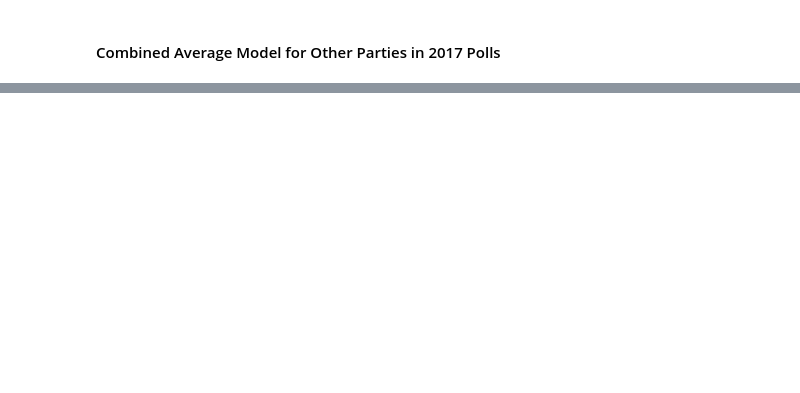
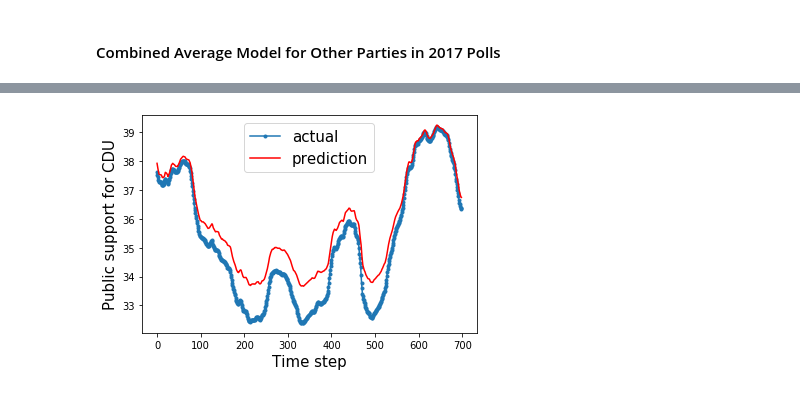
Before and after one commit to huydang90/Predicting-German-Election, a Jupyter notebook: Code/Predict-German-Election-Modelling.ipynb, the cells around one changed output, grey strips where cells are left out. Cells and saved outputs as stored; diff of their text form; code cells hidden in the pictures; blank space fills up the shorter version.

```diff
--- a/Code/Predict-German-Election-Modelling.ipynb
+++ b/Code/Predict-German-Election-Modelling.ipynb
@@ -1839,0 +2042,21 @@ plt.clf()
+# %%
+## * Note: I scale all features in range of [0,1].
+
+## If you would like to train based on the resampled data (over days), then used below
+cdu_values = combined_data_cdu.values
+
+
+## full data without resampling
+#values = df.values
+
+# integer encode direction
+# ensure all data is float
+#values = values.astype('float32')
+# normalize features
+scaler = MinMaxScaler(feature_range=(0, 1))
+scaled = scaler.fit_transform(cdu_values)
+# frame as supervised learning
+reframed = series_to_supervised(scaled, 1, 1)
+
+# drop columns we don't want to predict
+print(reframed.head())
@@ -1839,0 +2145,10 @@ plt.clf()
+# %%
+aa=[x for x in range(699)]
+plt.plot(aa, inv_y[:699], marker='.', label="actual")
+plt.plot(aa, inv_yhat[:699], 'r', label="prediction")
+plt.ylabel('Public support for CDU', size=15)
+plt.xlabel('Time step', size=15)
+plt.legend(fontsize=15)
+plt.show()
+# %% [output]
+[figure, added]
```
Also changed, not shown: parts of 85 cells of this notebook.
